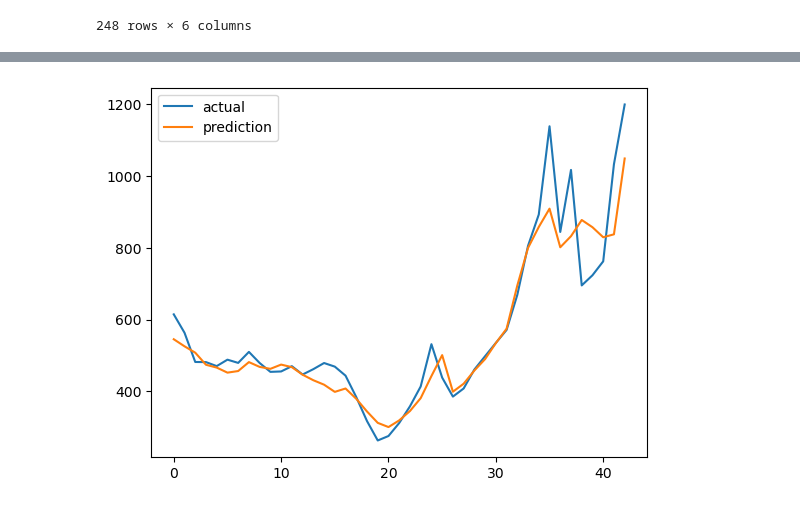
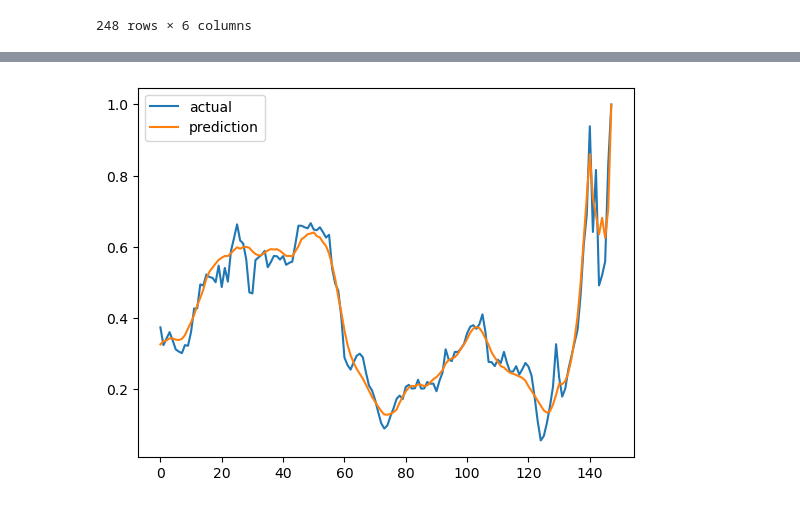
Before and after one commit to moonstar0301/LNG_price_prediction_model, a Jupyter notebook: lstm_model.ipynb, the cells around one changed output, grey strips where cells are left out. Cells and saved outputs as stored; diff of their text form; code cells hidden in the pictures.

Commit message:
almost complete perdict model

```diff
--- a/lstm_model.ipynb
+++ b/lstm_model.ipynb
@@ -111,0 +75,14 @@ Epoch 500/500
+# %%
+
+# Train-test 분리
+from sklearn.model_selection import train_test_split
+
+# Split data into training and testing sets
+X_train, X_test, y_train, y_test = train_test_split(X, y, test_size=0.2, random_state=42)
+
+model = Sequential()
+model.add(LSTM(10, activation='relu', input_shape=(X_train.shape[1], X_train.shape[2])))
+model.add(Dense(1))
+
+model.compile(optimizer='adam', loss='mse')
+model.fit(X_train, y_train, epochs=1000, batch_size=140, verbose=1)
@@ -112,20 +160,14 @@ Epoch 500/500
 # %%
-# 예측
-y_train_predicted = model.predict(X_train_processed)
-y_test_predicted = model.predict(X_test_processed)
-
-# 스케일링 복원
-y_train_predicted = scaler_y.inverse_transform(y_train_predicted)
-y_test_predicted = scaler_y.inverse_transform(y_test_predicted)
-y_train_actual = scaler_y.inverse_transform(y_train_processed.reshape(-1, 1))
-y_test_actual = scaler_y.inverse_transform(y_test_processed.reshape(-1, 1))
+# 전체로 예측 수행
+y_all_pred = model.predict(X)
 
 # MAPE 계산
 def mape(y_true, y_pred):
     return np.mean(np.abs((y_true - y_pred) / y_true)) * 100
 
-train_mape = mape(y_train_actual, y_train_predicted)
-test_mape = mape(y_test_actual, y_test_predicted)
-print('Train MAPE:', train_mape)
+test_mape = mape(y, y_all_pred)
 print('Test MAPE:', test_mape)
+
+test_r2 = calculate_r2_adj(y_test, y_pred, len(independent_list))
+print('R2(adj): ', test_r2)
 # %% [output]
@@ -142,9 +177,7 @@ Test MAPE: 7.520565226735938
 # %%
-import matplotlib.pyplot as plt
-#test_mape = mape(y_test_actual, y_test_predicted)
-plt.plot(y_test_actual, label='actual')
-plt.plot(y_test_predicted, label='prediction')
+plt.plot(y, label='actual')
+plt.plot(y_all_pred, label='prediction')
 plt.legend()
 plt.show()
 # %% [output]
-[figure, old version]
+[figure, new version]
```
Also changed, not shown: parts of 7 cells of this notebook.
